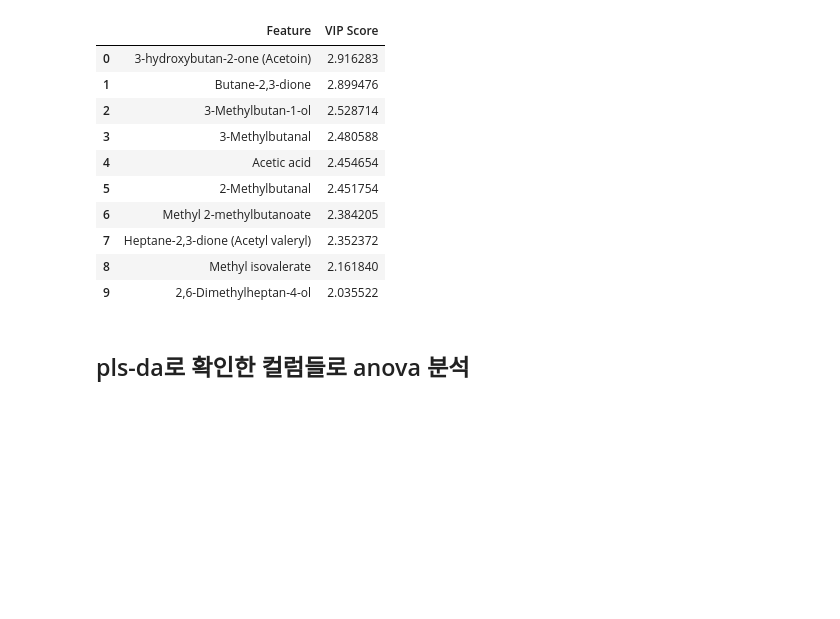
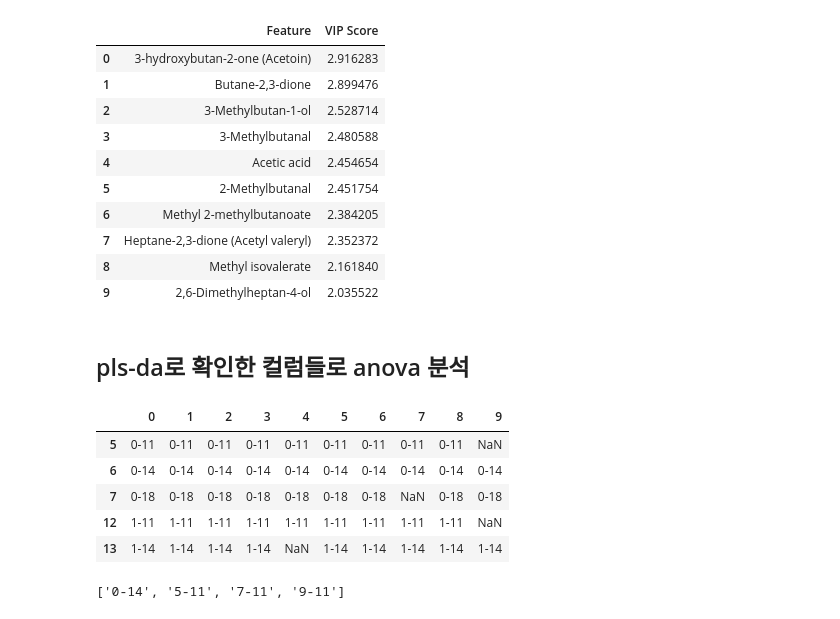
Before and after one commit to cosmos17/2025_STLab, a Jupyter notebook: Flavor/01_Volatile.ipynb, the cells around one changed output. Drawn from its saved outputs; the diff is of its cells as text; code cells hidden in the pictures; blank space fills up the shorter version.

Commit message:
0619 01 pls intersect 01

```diff
--- a/Flavor/01_Volatile.ipynb
+++ b/Flavor/01_Volatile.ipynb
@@ -19,7 +19,8 @@ import seaborn as sns
 | 0_2 | 0.167196 | 0.0 | 0.027512 | 0.0 | 0.952583 | 0.000000 | ... |
 2 rows × 191 columns
 # %%
-data = pd.read_excel('./data/GC_Volatile_data.xlsx', index_col=0)
+# data = pd.read_excel('./data/GC_Volatile_data.xlsx', index_col=0)
+data = pd.read_excel('./data/GC_Volatile_data2.xlsx', index_col=0)
 data.head(2)
 # %% [output]
 |  | Carbon disulfide | Methylsulfanylmethane (Dimethyl s... | 2-Methylheptane | Furan | Propan-2-one | 4-Methyloctane | ... |
@@ -655,3 +661,34 @@ for col in pls_vip_cols1:
         tukey_df = pd.DataFrame(data=result._results_table.data[1:], columns=result._results_table.data[0])
         # tukey_df.loc[tukey_df['reject'] == True]
         pls_anova_sig1[col] = tukey_df
+# %%
+# 사후 검정으로 일자 그룹간 차이가 유의한 날짜 중 상위 10개 컬럼이 공통인 날짜들
+pas1_df = pd.DataFrame()
+for col in list(pls_anova_sig1.keys()):
+    temp1 = pls_anova_sig1[col]
+    temp1_1 = temp1.loc[temp1['reject'] == True, ['group1', 'group2']]
+    temp1_1['grouped'] = temp1_1['group1'].map(str) + '-' + temp1_1['group2'].map(str)
+    pas1_df = pd.concat([pas1_df, temp1_1[['grouped']]], ignore_index=True, axis=1)
+
+intersect1 = set(pas1_df[0].dropna().to_list())
+for i in pas1_df.columns:
+    intersect1 = intersect1.intersection(set(pas1_df[i].dropna().to_list()))
+
+intersect1 = sorted(list(intersect1))
+intersect1
+# %% [output]
+|  | 0 | 1 | 2 | 3 | 4 | 5 | 6 | 7 | 8 | 9 |
+| 5 | 0-11 | 0-11 | 0-11 | 0-11 | 0-11 | 0-11 | 0-11 | 0-11 | 0-11 | NaN |
+| 6 | 0-14 | 0-14 | 0-14 | 0-14 | 0-14 | 0-14 | 0-14 | 0-14 | 0-14 | 0-14 |
+| 7 | 0-18 | 0-18 | 0-18 | 0-18 | 0-18 | 0-18 | 0-18 | NaN | 0-18 | 0-18 |
+| 12 | 1-11 | 1-11 | 1-11 | 1-11 | 1-11 | 1-11 | 1-11 | 1-11 | 1-11 | NaN |
+| 13 | 1-14 | 1-14 | 1-14 | 1-14 | NaN | 1-14 | 1-14 | 1-14 | 1-14 | 1-14 |
+# %%
+intersect1 = set(pas1_df[0].dropna().to_list())
+for i in pas1_df.columns:
+    intersect1 = intersect1.intersection(set(pas1_df[i].dropna().to_list()))
+
+intersect1 = sorted(list(intersect1))
+intersect1
+# %% [output]
+['0-14', '5-11', '7-11', '9-11']
```
Also changed, not shown: parts of 6 cells of this notebook.
